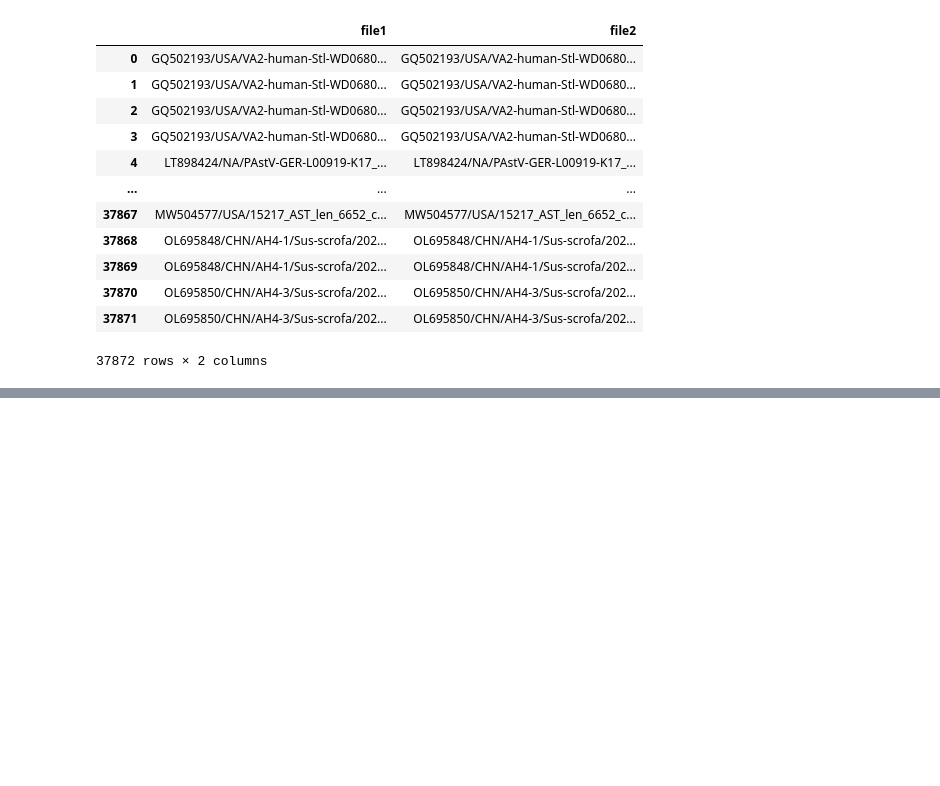
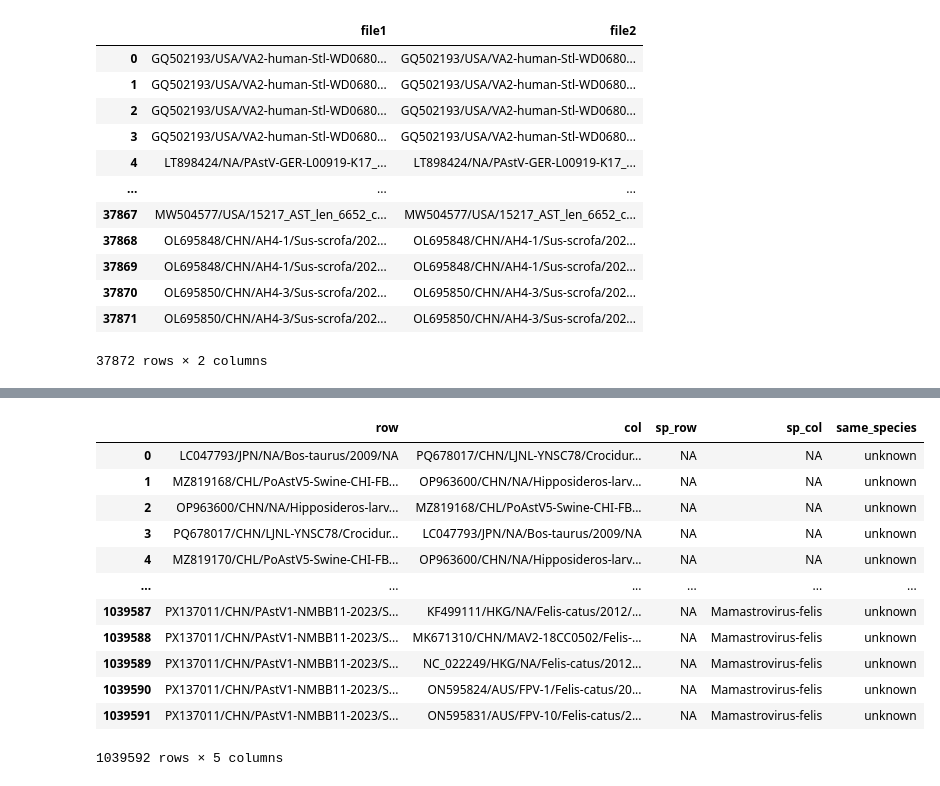
Before and after one commit to Finkonn/picorna-virome, a Jupyter notebook: miniproj/astroviridae/analyze_pairwise_distance_in_orf1b_and_pcr.ipynb, the cells around one changed output, grey strips where cells are left out. Saved outputs shown, nothing was run; the diff lists cells and outputs as text; code cells hidden in the pictures; blank space fills up the shorter version.

```diff
--- a/miniproj/astroviridae/analyze_pairwise_distance_in_orf1b_and_pcr.ipynb
+++ b/miniproj/astroviridae/analyze_pairwise_distance_in_orf1b_and_pcr.ipynb
@@ -283,0 +229,33 @@ out
+# %%
+def extract_species(name: str, idx: int = 4) -> str:
+    parts = name.split("/")
+    if idx < len(parts):
+        return parts[idx]
+    return "NA"
+
+SPECIES_IDX = 5
+
+df["sp_row"] = df["row"].apply(lambda x: extract_species(x, SPECIES_IDX))
+df["sp_col"] = df["col"].apply(lambda x: extract_species(x, SPECIES_IDX))
+
+def same_species(r):
+    if r["sp_row"] == "NA" or r["sp_col"] == "NA":
+        return "unknown"
+    return "yes" if r["sp_row"] == r["sp_col"] else "no"
+
+df["same_species"] = df.apply(same_species, axis=1)
+df[["row", "col", "sp_row", "sp_col", "same_species"]]
+# %% [output]
+|  | row | col | sp_row | sp_col | same_species |
+| 0 | LC047793/JPN/NA/Bos-taurus/2009/NA | PQ678017/CHN/LJNL-YNSC78/Crocidur... | NA | NA | unknown |
+| 1 | MZ819168/CHL/PoAstV5-Swine-CHI-FB... | OP963600/CHN/NA/Hipposideros-larv... | NA | NA | unknown |
+| 2 | OP963600/CHN/NA/Hipposideros-larv... | MZ819168/CHL/PoAstV5-Swine-CHI-FB... | NA | NA | unknown |
+| 3 | PQ678017/CHN/LJNL-YNSC78/Crocidur... | LC047793/JPN/NA/Bos-taurus/2009/NA | NA | NA | unknown |
+| 4 | MZ819170/CHL/PoAstV5-Swine-CHI-FB... | OP963600/CHN/NA/Hipposideros-larv... | NA | NA | unknown |
+| ... | ... | ... | ... | ... | ... |
+| 1039587 | PX137011/CHN/PAstV1-NMBB11-2023/S... | KF499111/HKG/NA/Felis-catus/2012/... | NA | Mamastrovirus-felis | unknown |
+| 1039588 | PX137011/CHN/PAstV1-NMBB11-2023/S... | MK671310/CHN/MAV2-18CC0502/Felis-... | NA | Mamastrovirus-felis | unknown |
+| 1039589 | PX137011/CHN/PAstV1-NMBB11-2023/S... | NC_022249/HKG/NA/Felis-catus/2012... | NA | Mamastrovirus-felis | unknown |
+| 1039590 | PX137011/CHN/PAstV1-NMBB11-2023/S... | ON595824/AUS/FPV-1/Felis-catus/20... | NA | Mamastrovirus-felis | unknown |
+| 1039591 | PX137011/CHN/PAstV1-NMBB11-2023/S... | ON595831/AUS/FPV-10/Felis-catus/2... | NA | Mamastrovirus-felis | unknown |
+1039592 rows × 5 columns
```
Also changed, not shown: parts of 9 cells of this notebook.
